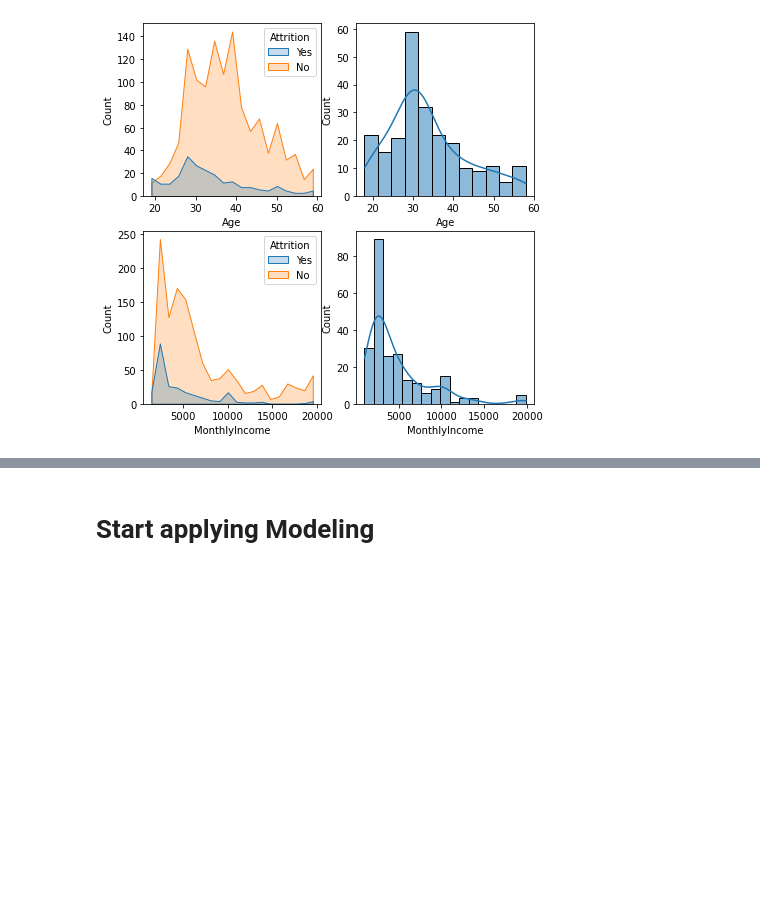
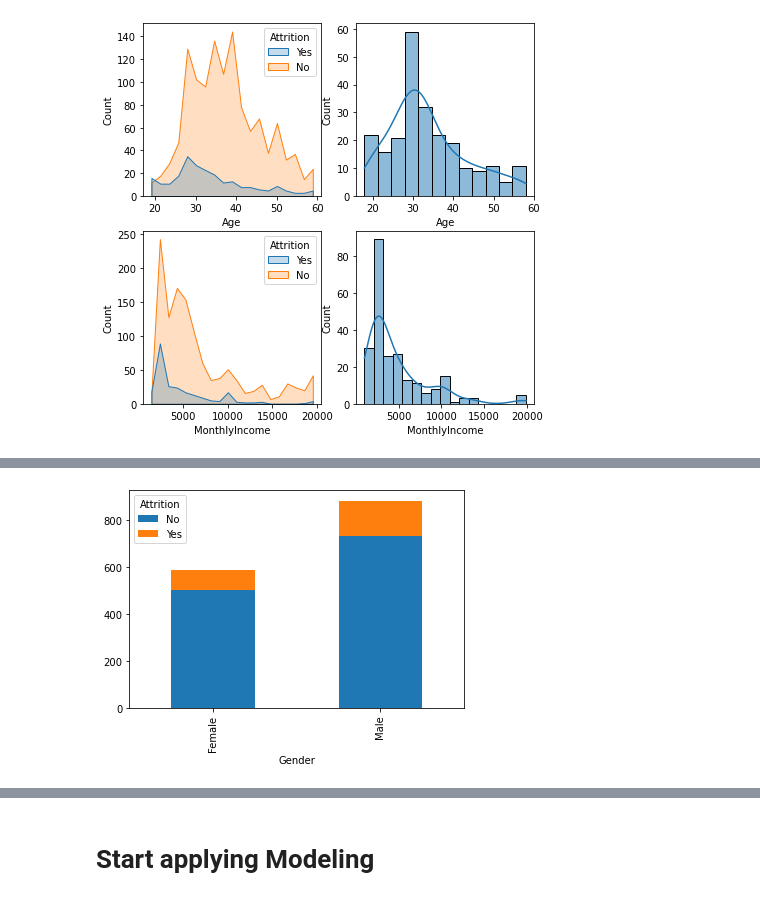
Before and after one commit to caesarorz/HRAttrition, a Jupyter notebook: Project HR Complete.ipynb, the cells around one changed output, grey strips where cells are left out. Cells and saved outputs as stored; diff of their text form; code cells hidden in the pictures; blank space fills up the shorter version.

```diff
--- a/Project HR Complete.ipynb
+++ b/Project HR Complete.ipynb
@@ -174,0 +215,6 @@ plt.show()
+# %%
+df_plot_Gen = df.groupby(['Attrition', 'Gender']).size().reset_index().pivot(columns = 'Attrition', index = 'Gender', values = 0)
+df_plot_Gen.plot(kind = 'bar', stacked = True)
+plt.show()
+# %% [output]
+[figure, added]
```
Also changed, not shown: parts of 53 cells of this notebook, 5 other files.
